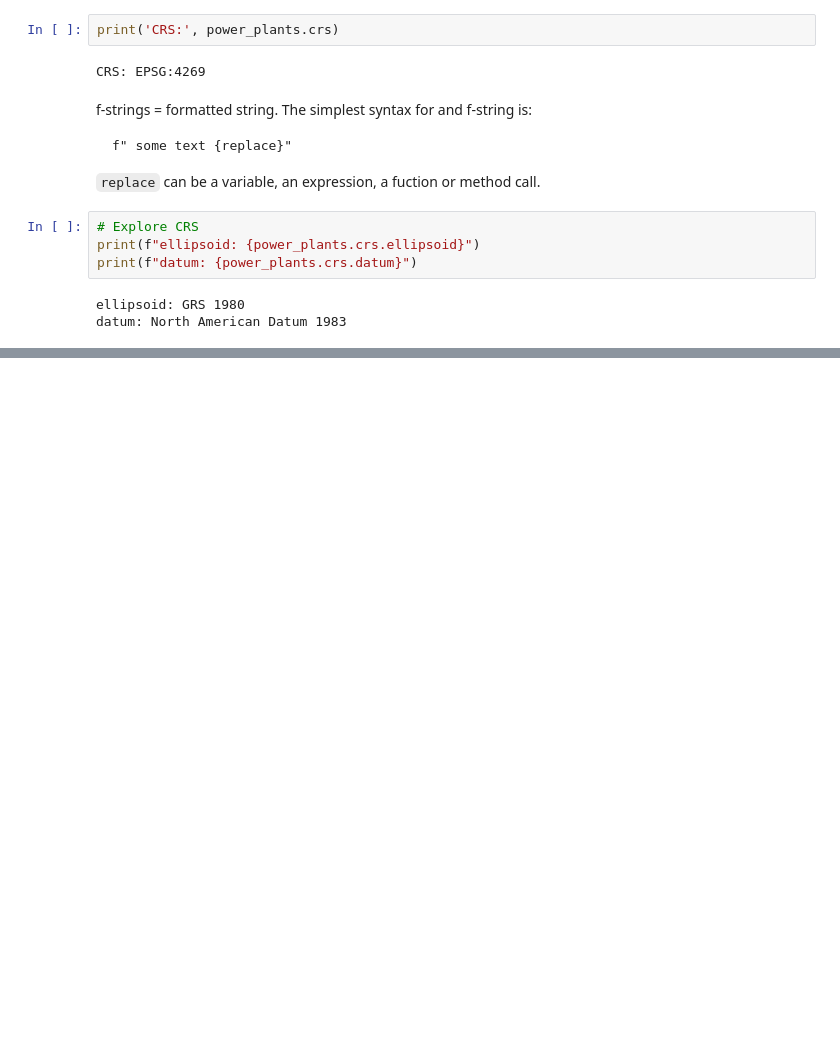
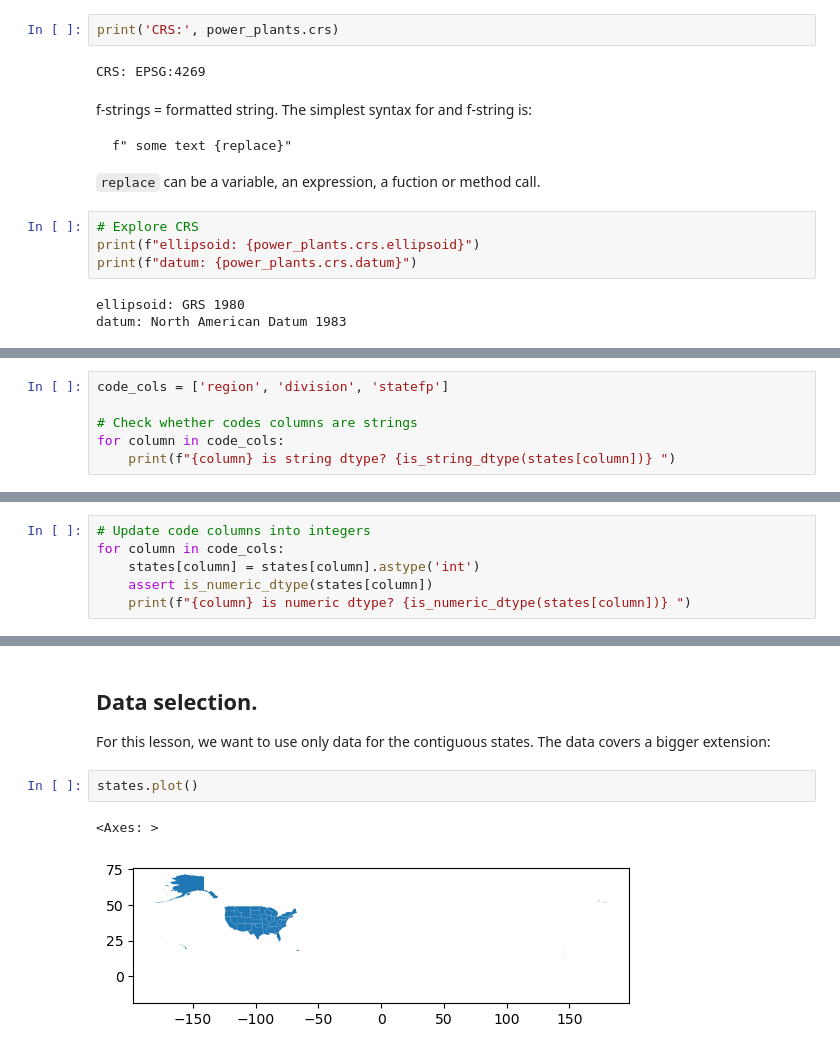
Before and after one commit to carmengg/eds220-2025-in-class, a Jupyter notebook: week5-streamline-your-code.ipynb, the cells around one changed output, grey strips where cells are left out. Cells and saved outputs as stored; diff of their text form; blank space fills up the shorter version.

Commit message:
End of lesson Thursday.

```diff
--- a/week5-streamline-your-code.ipynb
+++ b/week5-streamline-your-code.ipynb
@@ -102,0 +143,6 @@ print(f"{'Is the CRS projected?': <25} {power_plants.crs.is_projected}")
+# %%
+code_cols = ['region', 'division', 'statefp']
+
+# Check whether codes columns are strings
+for column in code_cols:
+    print(f"{column} is string dtype? {is_string_dtype(states[column])} ")
@@ -102,0 +177,6 @@ print(f"{'Is the CRS projected?': <25} {power_plants.crs.is_projected}")
+# %%
+# Update code columns into integers
+for column in code_cols:
+    states[column] = states[column].astype('int')
+    assert is_numeric_dtype(states[column])
+    print(f"{column} is numeric dtype? {is_numeric_dtype(states[column])} ")
@@ -102,0 +206,9 @@ print(f"{'Is the CRS projected?': <25} {power_plants.crs.is_projected}")
+# %% [markdown]
+## Data selection.
+
+For this lesson, we want to use only data for the contiguous states. The data covers a bigger extension:
+# %%
+states.plot()
+# %% [output]
+<Axes: >
+[figure, added]
```
Also changed, not shown: parts of 32 cells of this notebook.
